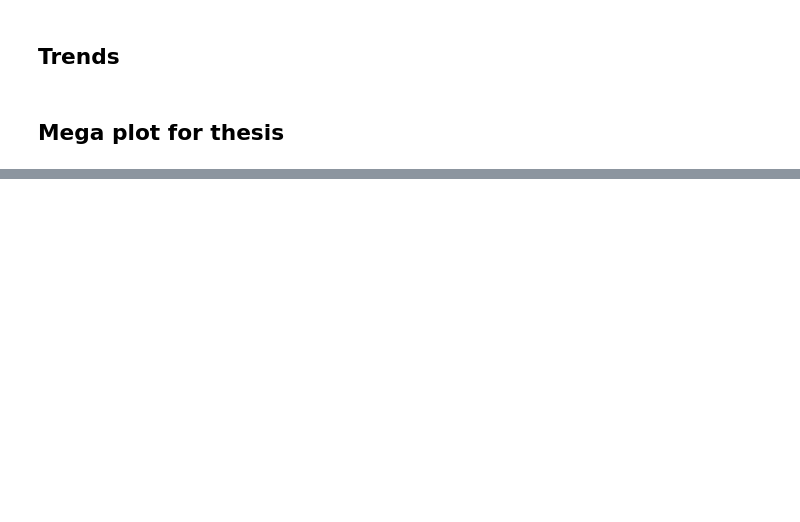
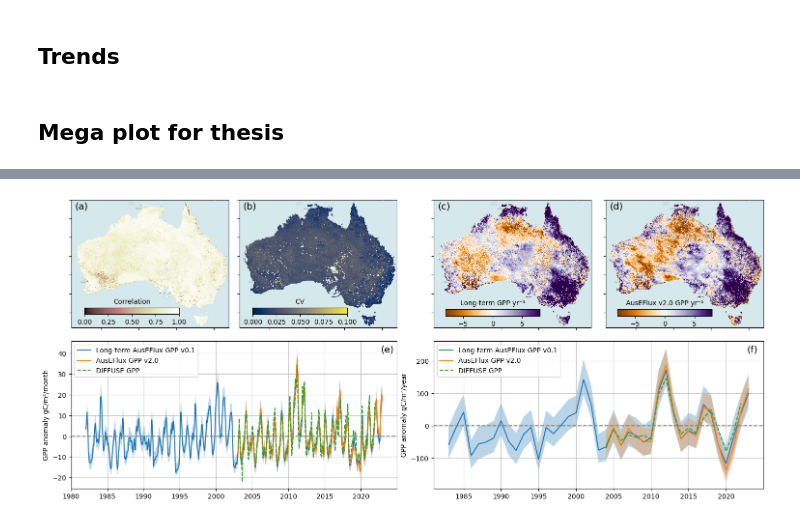
Before and after one commit to cbur24/Aus_CO2_fertilisation, a Jupyter notebook: notebooks/analysis/Compare_AusEFlux_versions.ipynb, the cells around one changed output, grey strips where cells are left out. Cells and saved outputs as stored; diff of their text form; code cells hidden in the pictures; blank space fills up the shorter version.

```diff
--- a/notebooks/analysis/Compare_AusEFlux_versions.ipynb
+++ b/notebooks/analysis/Compare_AusEFlux_versions.ipynb
@@ -141,8 +160,8 @@ cv = xs.rmse(ds_v2[f'{var}_median'].sel(time=slice('2003','2022')),
              ds_v1[f'{var}_median'].sel(time=slice('2003','2022')), dim='time', skipna=True).rename('CV')
 cv = cv/annual_mean_v2[f'{var}_median'].mean('time')
 
-corr_data = [annual_mean_v1[f'{var}_median'].sel(time=slice('2003','2022')).mean('time'),
-             annual_mean_v2[f'{var}_median'].sel(time=slice('2003','2022')).mean('time'),
+corr_data = [summed_annual_v1,
+             summed_annual_v2,
              cv,
              corr]
 # %%
@@ -359,0 +306,89 @@ fig.savefig("/g/data/os22/chad_tmp/Aus_CO2_fertilisation/results/figs/AusEFlux_G
+# %%
+layout = [
+    ['A',  'B',  'C', 'D'],
+    ['E','E', 'F', 'F']
+]
+
+# Create the mosaic plot
+fig, axes = plt.subplot_mosaic(layout, figsize=(15, 6.5), layout='constrained')
+
+im = corr.plot(vmin=0, vmax=1.0, cmap='pink', ax=axes['A'], add_colorbar=False, add_labels=False)
+ctx.add_basemap(axes['A'], source=ctx.providers.CartoDB.Voyager, crs='EPSG:4326', attribution='', attribution_size=1)
+axins1 = inset_axes(axes['A'],width="60%",height="5%",loc="lower left", borderpad=2)
+cbar = fig.colorbar(im, cax=axins1,orientation='horizontal')
+cbar.ax.set_title('Correlation', fontsize=10)
+axes['A'].set_yticklabels([])
+axes['A'].set_xticklabels([])
+
+im = cv.plot(vmin=0, vmax=0.10, cmap='cividis', ax=axes['B'], add_colorbar=False, add_labels=False)
+ctx.add_basemap(axes['B'], source=ctx.providers.CartoDB.Voyager, crs='EPSG:4326', attribution='', attribution_size=1)
+axins1 = inset_axes(axes['B'],width="60%",height="5%",loc="lower left", borderpad=2)
+cbar = fig.colorbar(im, cax=axins1,orientation='horizontal')
+cbar.ax.set_title('CV', fontsize=10)
+axes['B'].set_yticklabels([])
+axes['B'].set_xticklabels([])
+
+im = trends_v1.sel(degree=1).plot(ax=axes['C'], cmap='PuOr', vmin=-8, vmax=8, add_colorbar=False, add_labels=False)
+ctx.add_basemap(axes['C'], source=ctx.providers.CartoDB.Voyager, crs='EPSG:4326', attribution='', attribution_size=1)
+axins1 = inset_axes(axes['C'],width="60%",height="5%",loc="lower left", borderpad=1.75)
+cbar = fig.colorbar(im, cax=axins1,orientation='horizontal')
+cbar.ax.set_title('Long-term GPP yr\u207B\u00B9', fontsize=10)
+axes['C'].set_yticklabels([])
+axes['C'].set_xticklabels([])
+
+im = trends_v2.sel(degree=1).plot(ax=axes['D'], cmap='PuOr', vmin=-8, vmax=8, add_colorbar=False, add_labels=False)
+ctx.add_basemap(axes['D'], source=ctx.providers.CartoDB.Voyager, crs='EPSG:4326', attribution='', attribution_size=1)
+axins1 = inset_axes(axes['D'],width="60%",height="5%",loc="lower left", borderpad=1.75)
+cbar = fig.colorbar(im, cax=axins1,orientation='horizontal')
+cbar.ax.set_title('AusEFlux v2.0 GPP yr\u207B\u00B9', fontsize=10)
+axes['D'].set_yticklabels([])
+axes['D'].set_xticklabels([])
+
+(ds_v1[f'{var}_median'] - mean_v1[f'{var}_median']).mean(['latitude', 'longitude']).plot(ax=axes['E'], label=f'Long-term AusEFlux {var} v0.1')
+upper_v1 = (ds_v1[f'{var}_25th_percentile'] - mean_v1[f'{var}_median']).mean(['latitude', 'longitude'])
+lower_v1 = (ds_v1[f'{var}_75th_percentile'] - mean_v1[f'{var}_median']).mean(['latitude', 'longitude'])
+axes['E'].fill_between(ds_v1.time, lower_v1, upper_v1, alpha=0.3)
+
+(ds_v2[f'{var}_median'] - mean_v2[f'{var}_median']).mean(['latitude', 'longitude']).plot(ax=axes['E'], label=f'AusEFlux {var} v2.0')
+upper_v2 = (ds_v2[f'{var}_25th_percentile'] - mean_v2[f'{var}_median']).mean(['latitude', 'longitude'])
+lower_v2 = (ds_v2[f'{var}_75th_percentile'] - mean_v2[f'{var}_median']).mean(['latitude', 'longitude'])
+axes['E'].fill_between(ds_v2.time, lower_v2, upper_v2, alpha=0.3)
+
+(pml[f'{var}'] - mean_pml[f'{var}']).mean(['latitude', 'longitude']).plot(ax=axes['E'], label=f'DIFFUSE {var}', linestyle='--')
+axes['E'].axhline(0, linestyle='--', c='grey')
+
+(annual_mean_v1[f'{var}_median'] - summed_annual_v1).mean(['latitude', 'longitude']).plot(ax=axes['F'], label=f'Long-term AusEFlux {var} v0.1')
+upper_v1 = (annual_mean_v1[f'{var}_25th_percentile']- summed_annual_v1).mean(['latitude', 'longitude'])
+lower_v1 = (annual_mean_v1[f'{var}_75th_percentile']- summed_annual_v1).mean(['latitude', 'longitude'])
+axes['F'].fill_between(annual_mean_v1.time, lower_v1, upper_v1, alpha=0.3)
+
+(annual_mean_v2[f'{var}_median'] - summed_annual_v2).mean(['latitude', 'longitude']).plot(ax=axes['F'], label=f'AusEFlux {var} v2.0')
+upper_v2 = (annual_mean_v2[f'{var}_25th_percentile']- summed_annual_v2).mean(['latitude', 'longitude'])
+lower_v2 = (annual_mean_v2[f'{var}_75th_percentile']- summed_annual_v2).mean(['latitude', 'longitude'])
+axes['F'].fill_between(annual_mean_v2.time, lower_v2, upper_v2, alpha=0.3)
+
+(annual_mean_pml[f'{var}'] - summed_annual_pml).mean(['latitude', 'longitude']).plot(ax=axes['F'], label=f'DIFFUSE {var}', linestyle='--')
+axes['F'].axhline(0, linestyle='--', c='grey')
+
+axes['E'].set_title(None)
+axes['F'].set_title(None)
+axes['E'].grid(alpha=0.75)
+axes['F'].grid(alpha=0.75)
+axes['E'].set_ylabel('GPP anomaly gC/m\N{SUPERSCRIPT TWO}/month')
+axes['F'].set_ylabel('GPP anomaly gC/m\N{SUPERSCRIPT TWO}/year')
+axes['E'].set_xlabel(None)
+axes['F'].set_xlabel(None)
+axes['E'].legend()
+axes['F'].legend();
+
+axes['A'].text(0.025, 0.925, f'(a)',  transform=axes['A'].transAxes, fontsize=14)
+axes['B'].text(0.025, 0.925, f'(b)',  transform=axes['B'].transAxes, fontsize=14)
+axes['C'].text(0.025, 0.925, f'(c)',  transform=axes['C'].transAxes, fontsize=14)
+axes['D'].text(0.025, 0.925, f'(d)',  transform=axes['D'].transAxes, fontsize=14)
+axes['E'].text(0.95, 0.925, f'(e)',  transform=axes['E'].transAxes, fontsize=14)
+axes['F'].text(0.95, 0.925, f'(f)',  transform=axes['F'].transAxes, fontsize=14);
+
+fig.savefig("/g/data/os22/chad_tmp/Aus_CO2_fertilisation/results/figs/AusEFlux_GPP_compare_mega_plot.png",
+            bbox_inches='tight', dpi=300)
+# %% [output]
+[figure, added]
```
Also changed, not shown: parts of 12 cells of this notebook, 8 other files.
